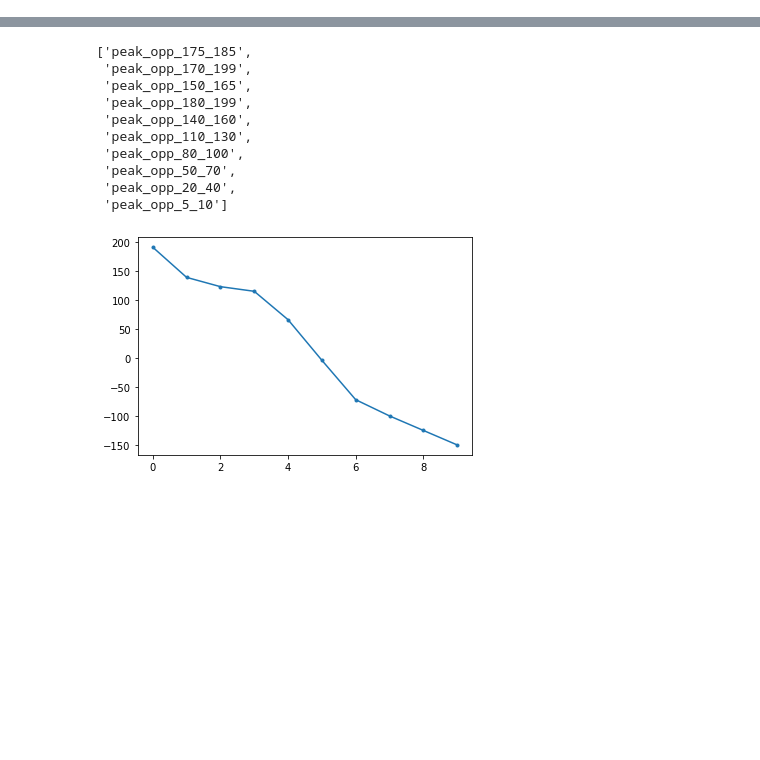
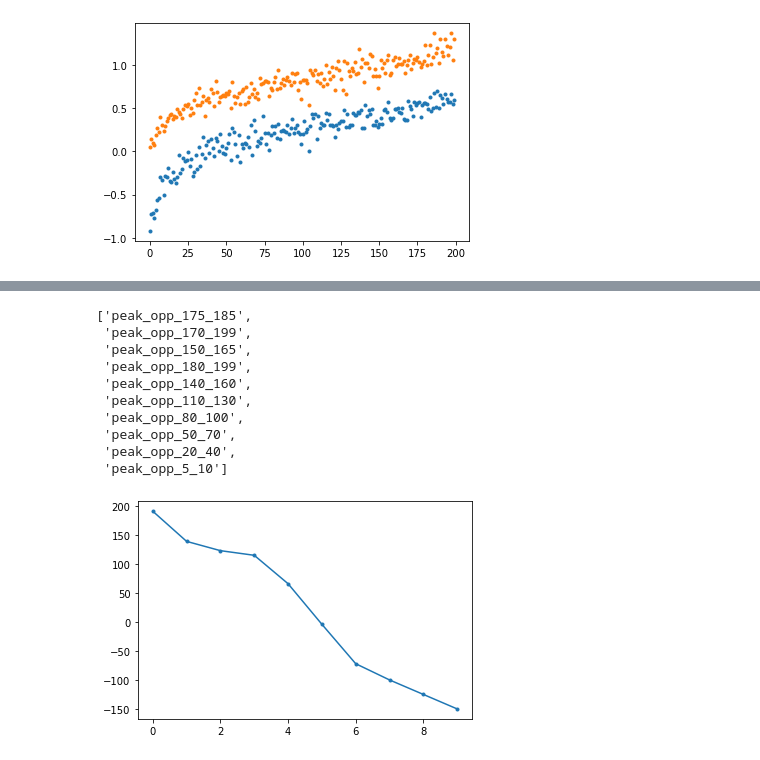
Before and after one commit to basvanopheusden/fourinarow, a Jupyter notebook: Analysis notebooks/new/Run Bayeselo.ipynb, the cells around one changed output, grey strips where cells are left out. Saved outputs shown, nothing was run; the diff lists cells and outputs as text; code cells hidden in the pictures; blank space fills up the shorter version.

```diff
--- a/Analysis notebooks/new/Run Bayeselo.ipynb
+++ b/Analysis notebooks/new/Run Bayeselo.ipynb
@@ -36,2 +36,9 @@ with open(direc + 'Ratings/tournament_results.txt','r') as f:
     results = [line.split('\t')[:2] + [int(line.split('\t')[2])] for line in f.read().splitlines()]
+# %%
+r = np.loadtxt(direc + 'Ratings/tournament_results_short.txt')
+plt.plot([np.mean(r[r[:,0]==i,2]) for i in range(200)],'.')
+plt.plot([np.mean(1-r[r[:,1]==i,2]) for i in range(200)],'.')
+plt.show()
+# %% [output]
+[figure, added]
 # %%
```
Also changed, not shown: parts of 4 cells of this notebook, 8 other files.
